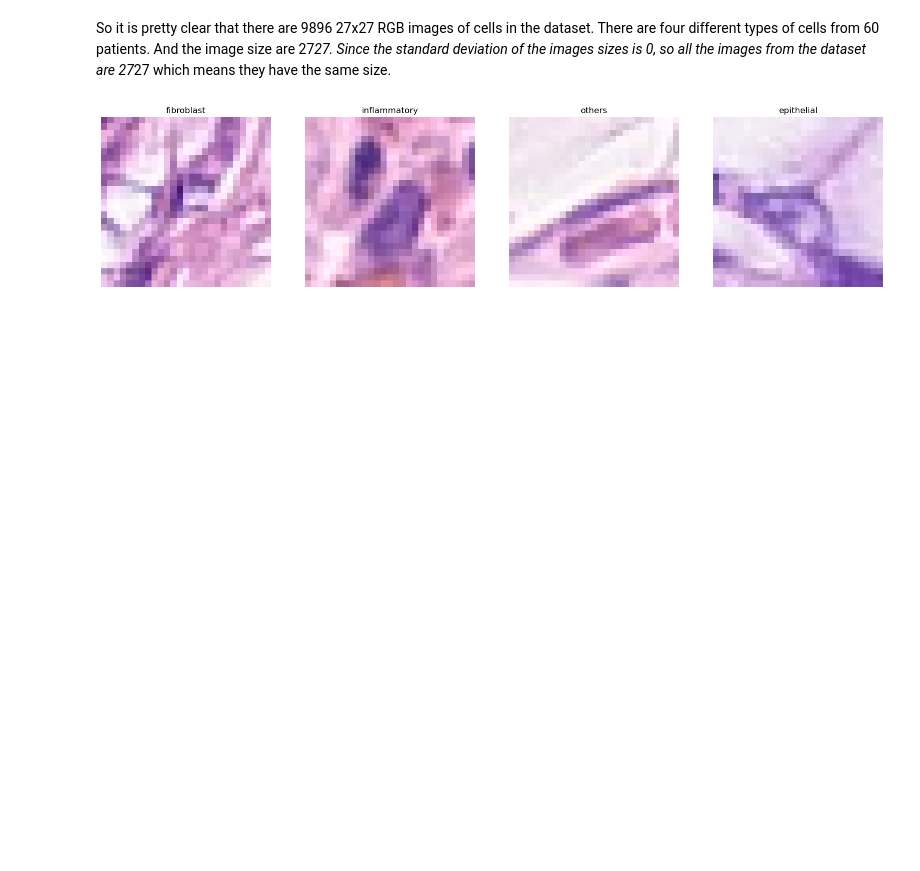
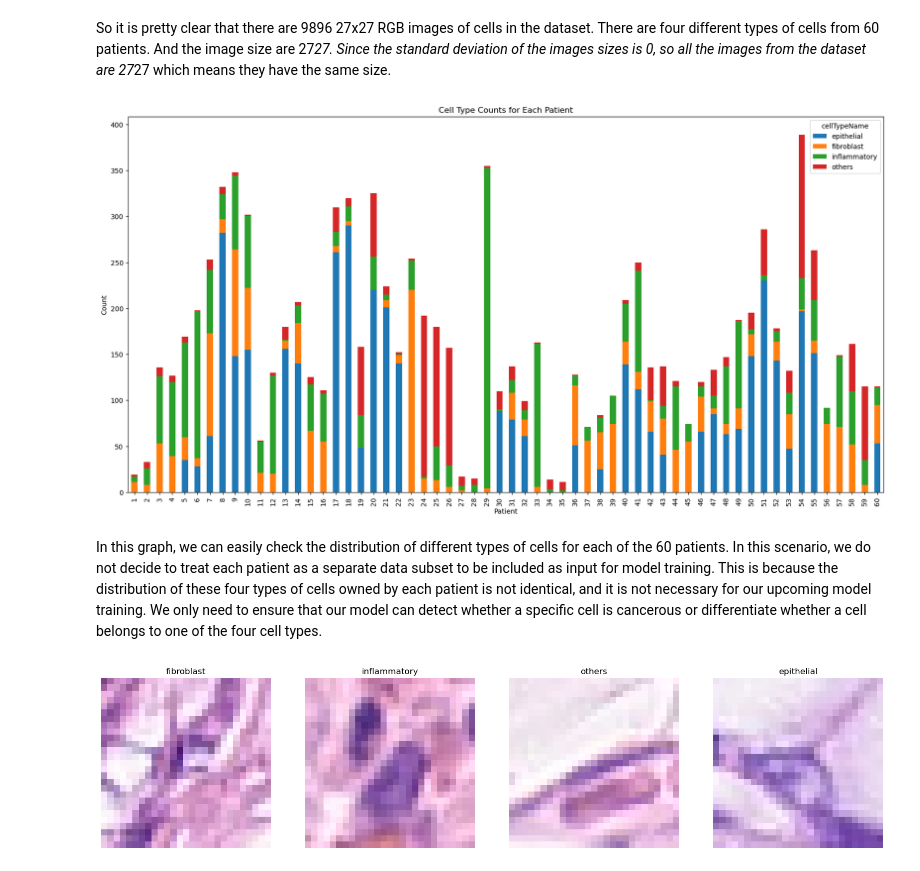
Before and after one commit to SHVleV9CYWkK/CRCHistoPhenotypes-Image-Classification, a Jupyter notebook: main.ipynb, the cells around one changed output. Saved outputs shown, nothing was run; the diff lists cells and outputs as text; code cells hidden in the pictures; blank space fills up the shorter version.

```diff
--- a/main.ipynb
+++ b/main.ipynb
@@ -59,6 +59,28 @@ Image Size Mean: [27. 27.]
 Image Size Standard Deviation: [0. 0.]
 # %% [markdown]
 So it is pretty clear that there are 9896 27x27 RGB images of cells in the dataset. There are four different types of cells from 60 patients. And the image size are 27*27. Since the standard deviation of the images sizes is 0, so all the images from the dataset are 27*27 which means they have the same size.
+# %%
+# Get sort counts based on 'patientID' and 'cellTypeName' grouping.
+grouped_df = data.groupby(['patientID', 'cellTypeName']).size().reset_index(name='counts')
+
+# Converting data to a form suitable for graphing
+pivot_df = grouped_df.pivot(index='patientID', columns='cellTypeName', values='counts')
+pivot_df = pivot_df.fillna(0)
+
+# creat stacked bar graph
+pivot_df.plot(kind='bar', stacked=True, figsize=(20,10))
+
+# set title and label for X and Y
+plt.title('Cell Type Counts for Each Patient')
+plt.ylabel('Count')
+plt.xlabel('Patient')
+
+# show the graph
+plt.show()
+# %% [output]
+[figure, added]
+# %% [markdown]
+In this graph, we can easily check the distribution of different types of cells for each of the 60 patients. In this scenario, we do not decide to treat each patient as a separate data subset to be included as input for model training. This is because the distribution of these four types of cells owned by each patient is not identical, and it is not necessary for our upcoming model training. We only need to ensure that our model can detect whether a specific cell is cancerous or differentiate whether a cell belongs to one of the four cell types.
 # %%
 unique_cell_types = data['cellTypeName'].unique()
 selected_images = {}
```
